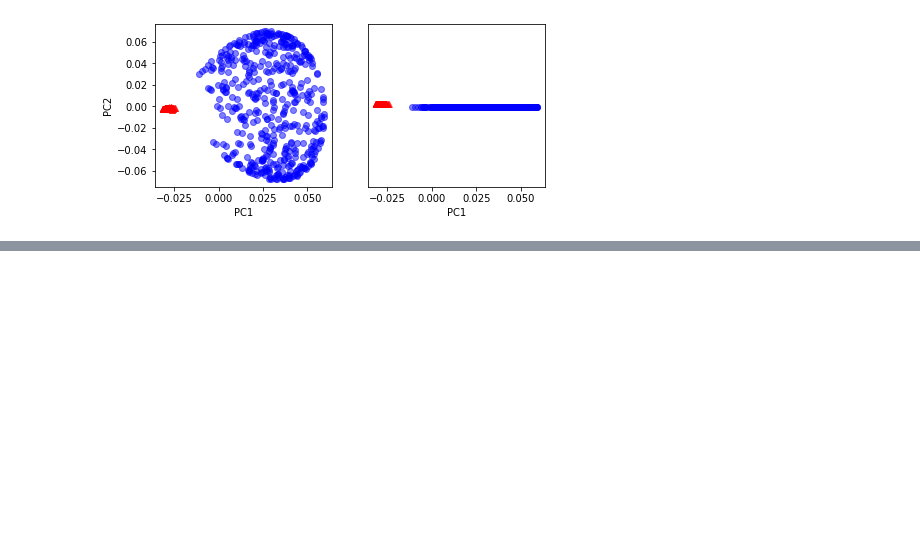
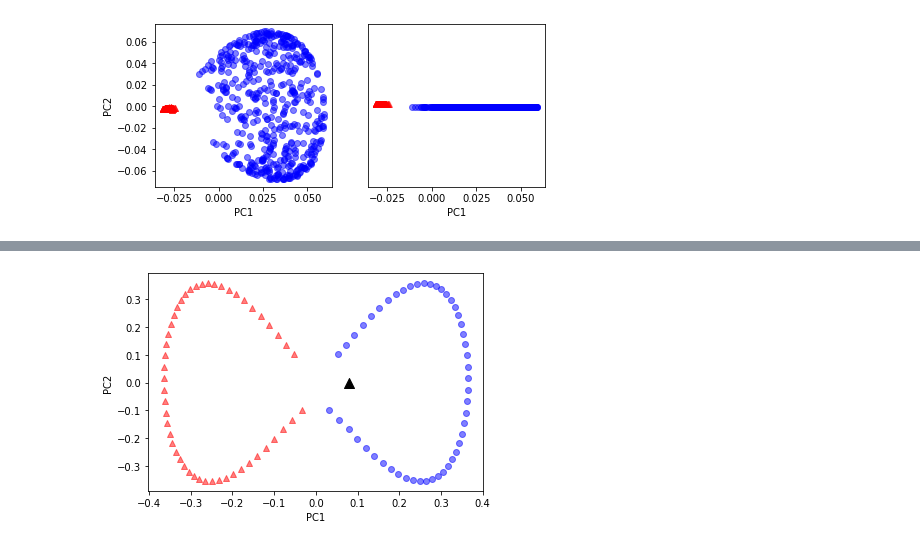
Before and after one commit to dcabrerar/PML, a Jupyter notebook: Capitulo5/cap05.ipynb, the cells around one changed output, grey strips where cells are left out. Drawn from its saved outputs; the diff is of its cells as text; code cells hidden in the pictures; blank space fills up the shorter version.

```diff
--- a/Capitulo5/cap05.ipynb
+++ b/Capitulo5/cap05.ipynb
@@ -420,0 +492,9 @@ plt.show()
+# %%
+plt.scatter(X_skernpca[y==0,0],X_skernpca[y==0,1],color='red',marker='^',alpha=0.5)
+plt.scatter(X_skernpca[y==1,0],X_skernpca[y==1,1],color='blue',marker='o',alpha=0.5)
+plt.scatter(x_proj,0,color='black',label='original projection of point X[25]',marker='^',s=100)
+plt.xlabel('PC1')
+plt.ylabel('PC2')
+plt.show()
+# %% [output]
+[figure, added]
```
Also changed, not shown: parts of 10 cells of this notebook.
